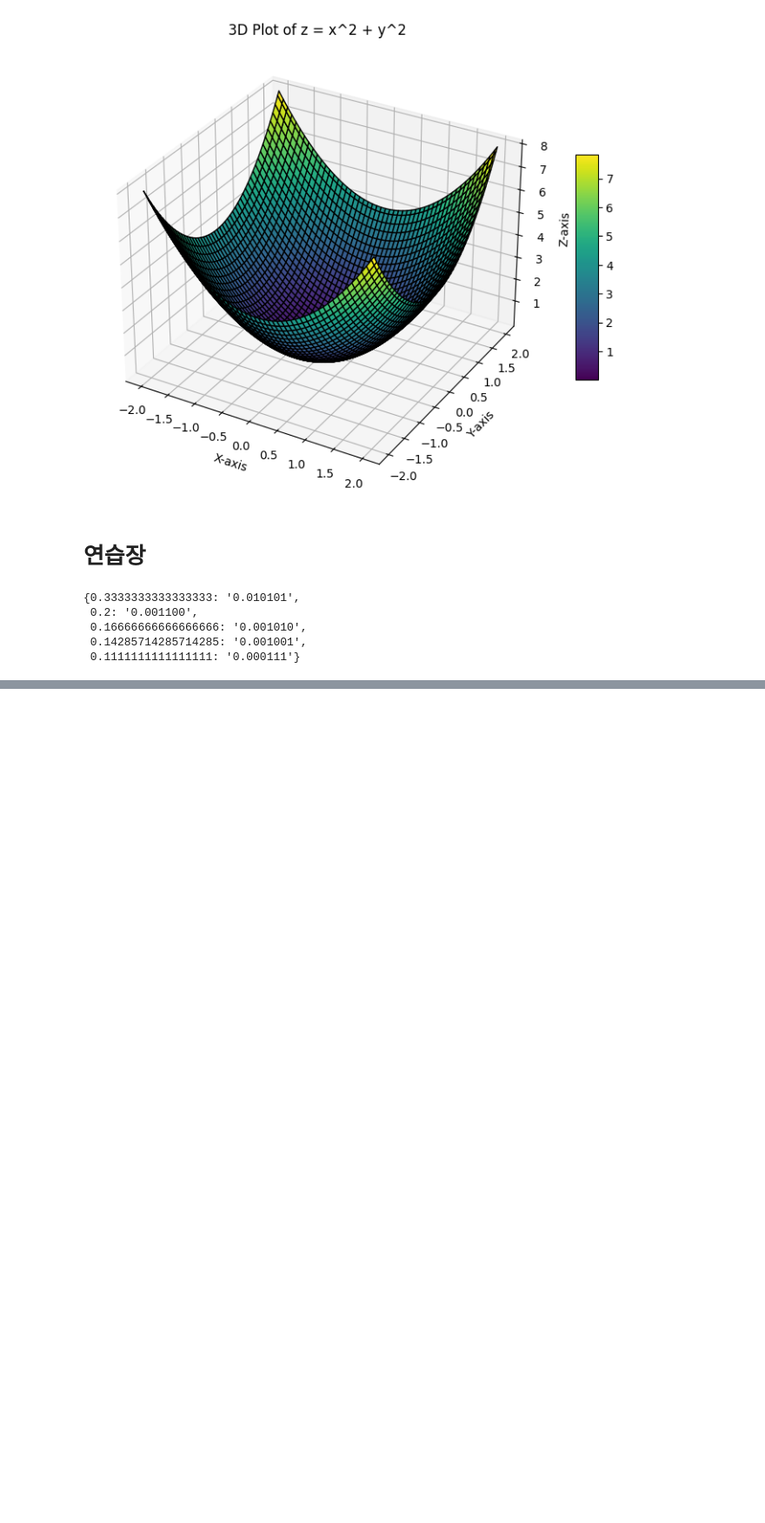
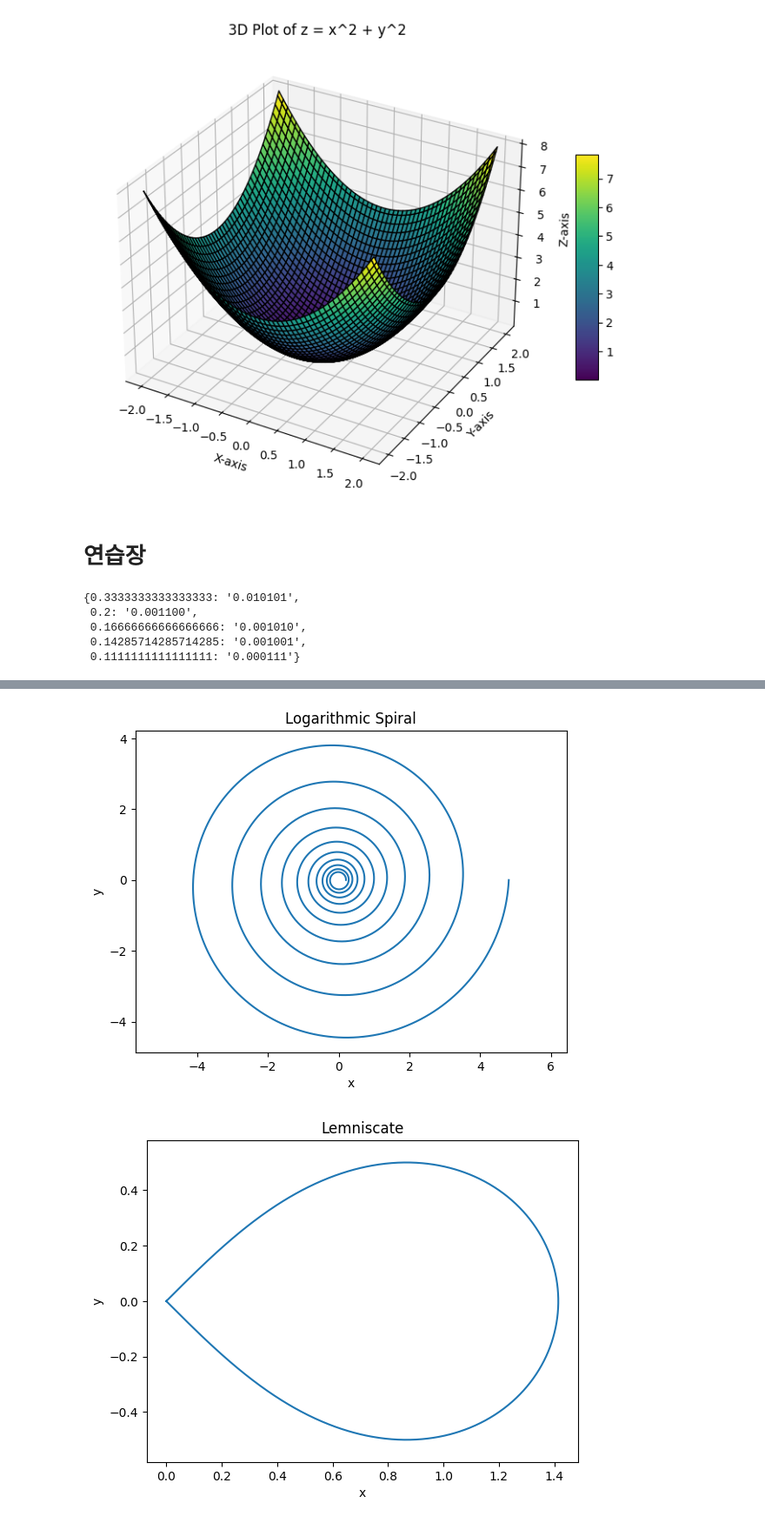
Before and after one commit to eddstudy/4study, a Jupyter notebook: Numerical_Methods_for_Engineers_Study.ipynb, the cells around one changed output, grey strips where cells are left out. Shown at 87% size. Drawn from its saved outputs; the diff is of its cells as text; code cells hidden in the pictures; blank space fills up the shorter version.

```diff
--- a/Numerical_Methods_for_Engineers_Study.ipynb
+++ b/Numerical_Methods_for_Engineers_Study.ipynb
@@ -124,0 +217,36 @@ results
+# %%
+# Python code to compute and plot the given shapes (Logarithmic Spiral and Lemniscate)
+import numpy as np
+import matplotlib.pyplot as plt
+
+# Logarithmic Spiral
+theta_spiral = np.linspace(-10 * np.pi, 10 * np.pi, 2000)
+k = 0.05
+x_spiral = np.exp(k * theta_spiral) * np.cos(theta_spiral)
+y_spiral = np.exp(k * theta_spiral) * np.sin(theta_spiral)
+
+# Plot Logarithmic Spiral
+plt.figure()
+plt.plot(x_spiral, y_spiral)
+plt.title("Logarithmic Spiral")
+plt.xlabel("x")
+plt.ylabel("y")
+plt.axis('equal')
+plt.show()
+
+# Lemniscate
+theta_lemniscate = np.linspace(-np.pi / 4, np.pi / 4, 1000)
+x_lemniscate = np.cos(theta_lemniscate) * np.sqrt(2 * np.cos(2 * theta_lemniscate))
+y_lemniscate = np.sin(theta_lemniscate) * np.sqrt(2 * np.cos(2 * theta_lemniscate))
+
+# Plot Lemniscate
+plt.figure()
+plt.plot(x_lemniscate, y_lemniscate)
+plt.title("Lemniscate")
+plt.xlabel("x")
+plt.ylabel("y")
+plt.axis('equal')
+plt.show()
+# %% [output]
+[figure, added]
+[figure, added]
```
Also changed, not shown: parts of 5 cells of this notebook.
